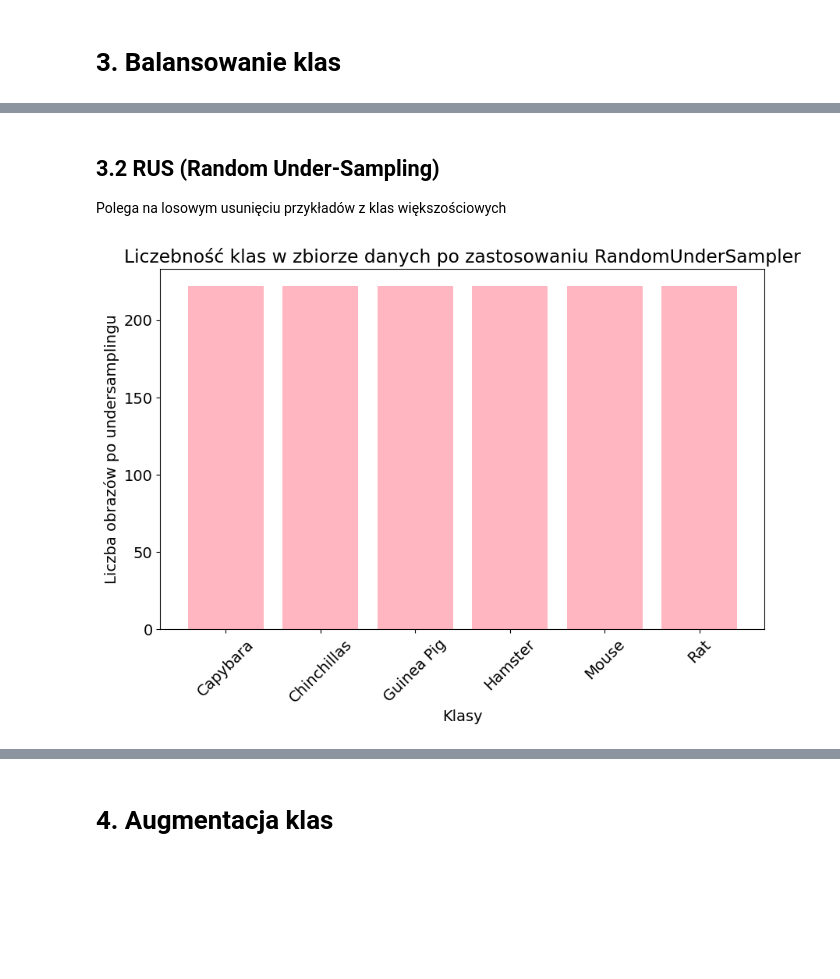
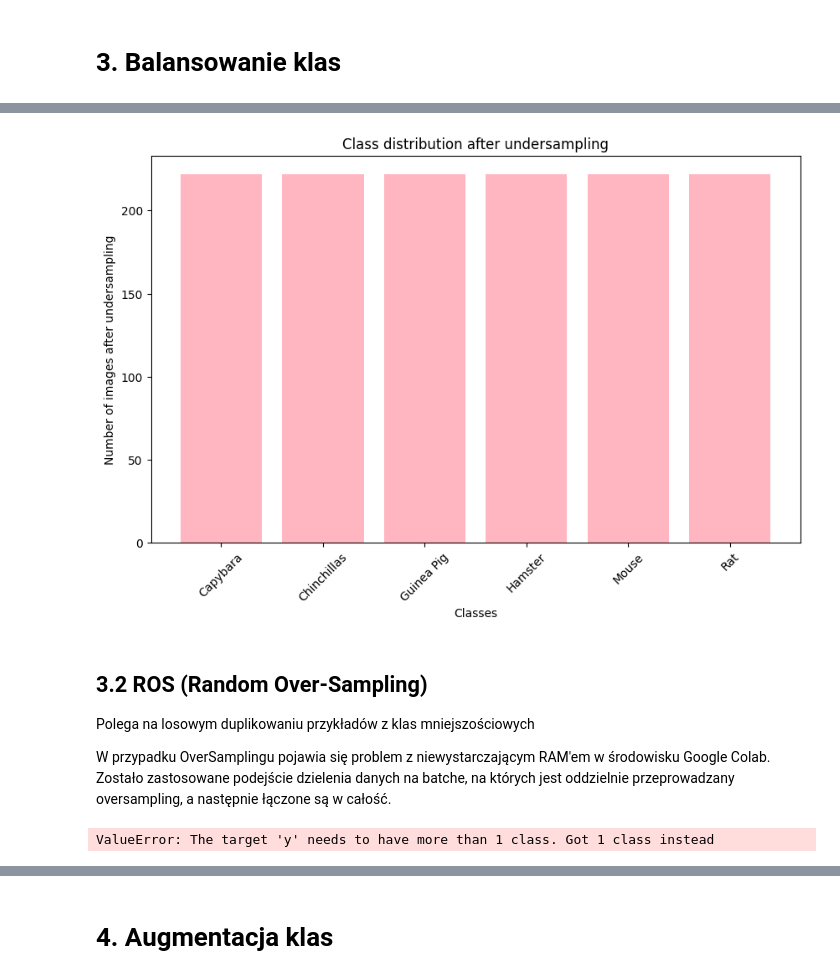
Before and after one commit to Jvlia17/rodents-classification, a Jupyter notebook: Rosegador.ipynb, the cells around one changed output, grey strips where cells are left out. Saved outputs shown, nothing was run; the diff lists cells and outputs as text; code cells hidden in the pictures; blank space fills up the shorter version.

```diff
--- a/Rosegador.ipynb
+++ b/Rosegador.ipynb
@@ -222,7 +191,3 @@ plt.show()
-# %% [markdown]
-## 3.2 RUS (Random Under-Sampling)
-
-Polega na losowym usunięciu przykładów z klas większościowych
 # %%
 from imblearn.under_sampling import RandomUnderSampler
 
@@ -236,18 +201,55 @@ images_resampled = images_resampled.reshape((-1, 224, 224, 3))  # Przywrócenie
 # %%
 import numpy as np
 import matplotlib.pyplot as plt
 
 # Liczenie obrazów w każdej klasie po zastosowaniu RandomUnderSampler
 unique_labels, counts = np.unique(labels_resampled, return_counts=True)
 class_counts_resampled = dict(zip(unique_labels, counts))
 
 # Tworzenie wykresu słupkowego dla zmodyfikowanych danych
 plt.figure(figsize=(10, 6))
 plt.bar(class_counts_resampled.keys(), class_counts_resampled.values(), color='lightpink')
-plt.xlabel('Klasy')
-plt.ylabel('Liczba obrazów po undersamplingu')
-plt.title('Liczebność klas w zbiorze danych po zastosowaniu RandomUnderSampler')
+plt.xlabel('Classes')
+plt.ylabel('Number of images after undersampling')
+plt.title('Class distribution after undersampling')
 plt.xticks(rotation=45)
 plt.show()
 # %% [output]
-[figure, old version]
+[figure, new version]
+# %% [markdown]
+## 3.2 ROS (Random Over-Sampling)
+
+Polega na losowym duplikowaniu przykładów z klas mniejszościowych
+
+W przypadku OverSamplingu pojawia się problem z niewystarczającym RAM'em w środowisku Google Colab. Zostało zastosowane podejście dzielenia danych na batche, na których jest oddzielnie przeprowadzany oversampling, a następnie łączone są w całość.
+# %%
+from imblearn.over_sampling import RandomOverSampler
+import numpy as np
+
+def batch_iterator(X, y, batch_size=100):
+    """Generator, który dzieli dane i etykiety na mniejsze partie."""
+    for i in range(0, len(X), batch_size):
+        yield X[i:i + batch_size], y[i:i + batch_size]
+
+# Definiowanie strategii oversamplingu
+oversample = RandomOverSampler(sampling_strategy='minority')
+
+# Listy do przechowywania przetworzonych danych
+images_resampled_list = []
+labels_resampled_list = []
+
+# Przetwarzanie danych w partiach
+batch_size = 100  # Możesz dostosować rozmiar partii do swoich potrzeb
+for images_batch, labels_batch in batch_iterator(images, labels, batch_size=batch_size):
+    images_batch_resampled, labels_batch_resampled = oversample.fit_resample(images_batch, labels_batch)
+    images_resampled_list.append(images_batch_resampled)
+    labels_resampled_list.append(labels_batch_resampled)
+
+# Łączenie wszystkich przetworzonych partii w jeden zbiór danych
+images_resampled = np.vstack(images_resampled_list)
+labels_resampled = np.concatenate(labels_resampled_list)
+
+# Przywrócenie oryginalnego kształtu obrazów
+images_resampled = images_resampled.reshape((-1, target_size[0], target_size[1], 3))
+# %% [output]
+ValueError: The target 'y' needs to have more than 1 class. Got 1 class instead
```
Also changed, not shown: parts of 17 cells of this notebook.
